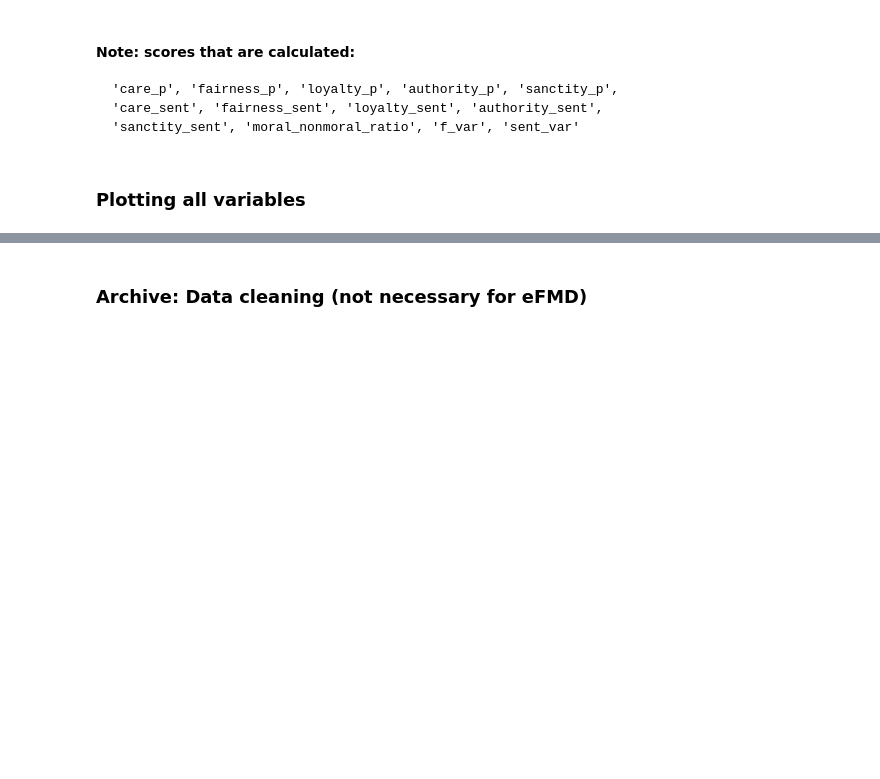
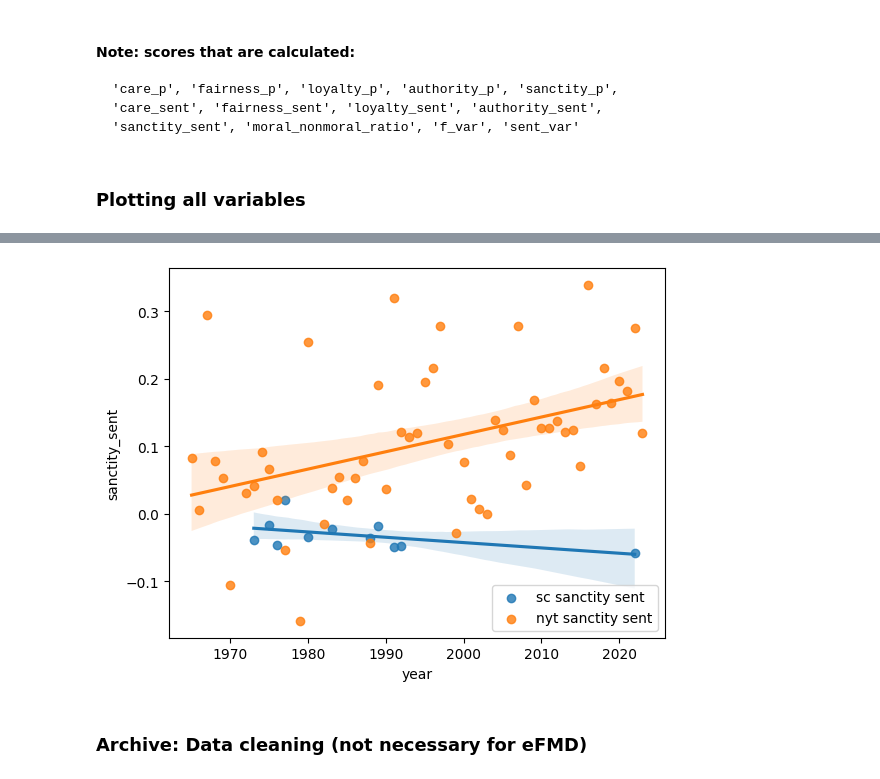
Before and after one commit to lprockop/NLPGroup10, a Jupyter notebook: PrelimAnalysis.ipynb, the cells around one changed output, grey strips where cells are left out. Cells and saved outputs as stored; diff of their text form; code cells hidden in the pictures; blank space fills up the shorter version.

```diff
--- a/PrelimAnalysis.ipynb
+++ b/PrelimAnalysis.ipynb
@@ -145,3 +192,22 @@ for i in metrics:
+# %%
+#subset dfs, group by year
+
+sc_tmp = pd.concat((sc_df_v[['sanctity.virtue', 'sanctity.vice', 'year_filed']], sc_df[['sanctity_sent']]), axis=1)
+sc_tmp.shape
+
+nyt_tmp = pd.concat((nyt_df_v[['sanctity.virtue', 'sanctity.vice', 'year']], nyt_df[['sanctity_sent']]), axis=1)
+nyt_tmp.shape
+
+sc_tmp = sc_tmp.groupby('year_filed').max() #can change this to mean, median, min, etc.
+nyt_tmp = nyt_tmp.groupby('year').max()
+# %%
+import seaborn as sns
+sns.regplot(data=sc_tmp, x=sc_tmp.index, y='sanctity_sent', label='sc sanctity sent')
+sns.regplot(data=nyt_tmp, x=nyt_tmp.index, y='sanctity_sent', label='nyt sanctity sent')
+plt.legend()
+plt.show()
+# %% [output]
+[figure, added]
 # %% [markdown]
 ### Archive: Data cleaning (not necessary for eFMD)
 # %%
```
Also changed, not shown: parts of 8 cells of this notebook.
